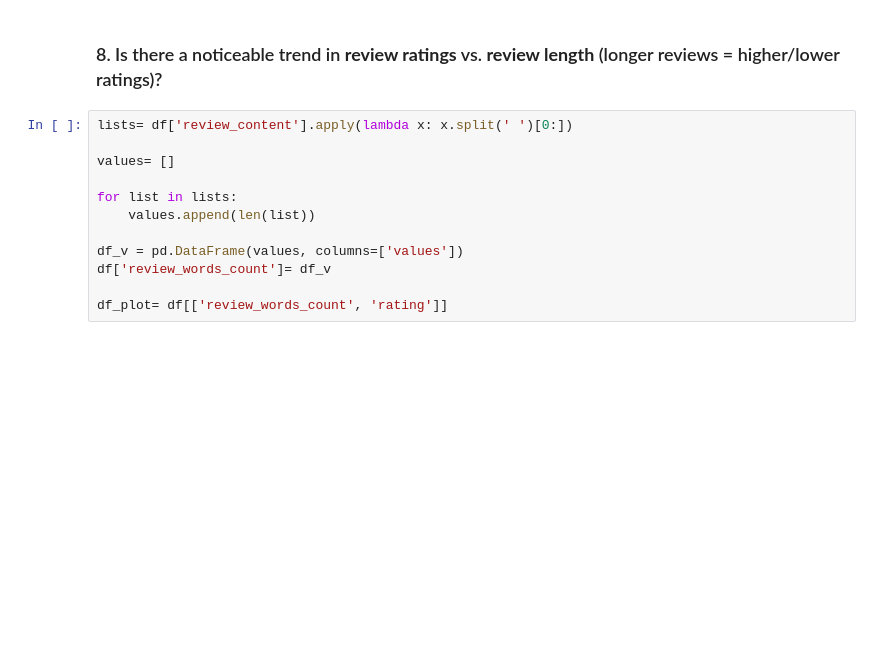
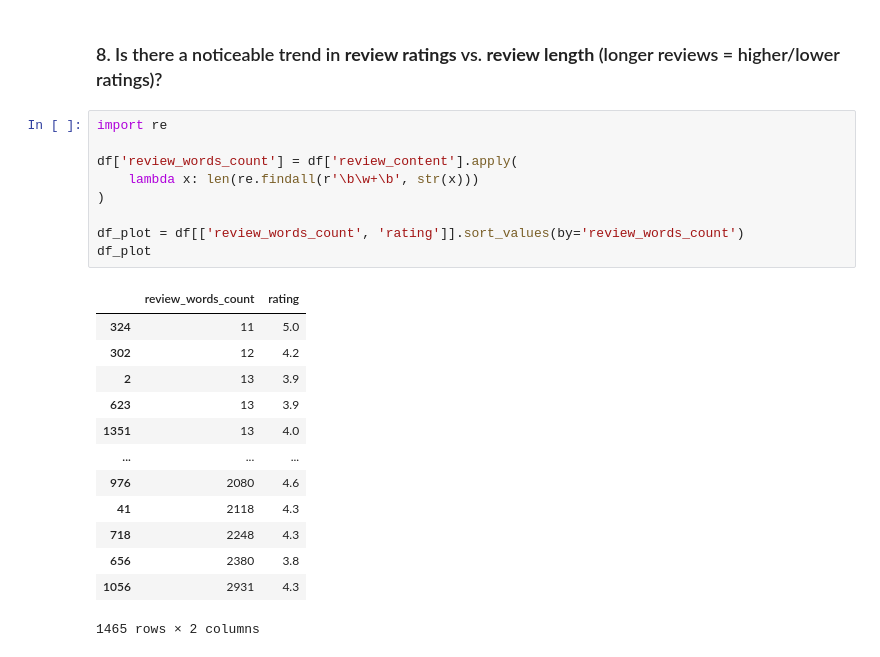
Before and after one commit to Mina-Makram-001/3_Amazon_Sales_Analysis_Project, a Jupyter notebook: 1_Product_&_Price_Insights/3_Customer_Review_Analysis.ipynb, the cells around one changed output. Drawn from its saved outputs; the diff is of its cells as text; blank space fills up the shorter version.

```diff
--- a/1_Product_&_Price_Insights/3_Customer_Review_Analysis.ipynb
+++ b/1_Product_&_Price_Insights/3_Customer_Review_Analysis.ipynb
@@ -387,16 +375,27 @@ plt.show()
 [figure]
 # %% [markdown]
 ### 8. Is there a noticeable trend in **review ratings** vs. **review length** (longer reviews = higher/lower ratings)?
-# %%
-lists= df['review_content'].apply(lambda x: x.split(' ')[0:])
-
-values= []
-
-for list in lists:
-    values.append(len(list))
-
-df_v = pd.DataFrame(values, columns=['values'])
-df['review_words_count']= df_v
-
-df_plot= df[['review_words_count', 'rating']]
+# %%
+import re
+
+df['review_words_count'] = df['review_content'].apply(
+    lambda x: len(re.findall(r'\b\w+\b', str(x)))
+)
+
+df_plot = df[['review_words_count', 'rating']].sort_values(by='review_words_count')
+df_plot
+# %% [output]
+|  | review_words_count | rating |
+| 324 | 11 | 5.0 |
+| 302 | 12 | 4.2 |
+| 2 | 13 | 3.9 |
+| 623 | 13 | 3.9 |
+| 1351 | 13 | 4.0 |
+| ... | ... | ... |
+| 976 | 2080 | 4.6 |
+| 41 | 2118 | 4.3 |
+| 718 | 2248 | 4.3 |
+| 656 | 2380 | 3.8 |
+| 1056 | 2931 | 4.3 |
+1465 rows × 2 columns
 # %%
```
Also changed, not shown: parts of 3 cells of this notebook, 16 other files.
